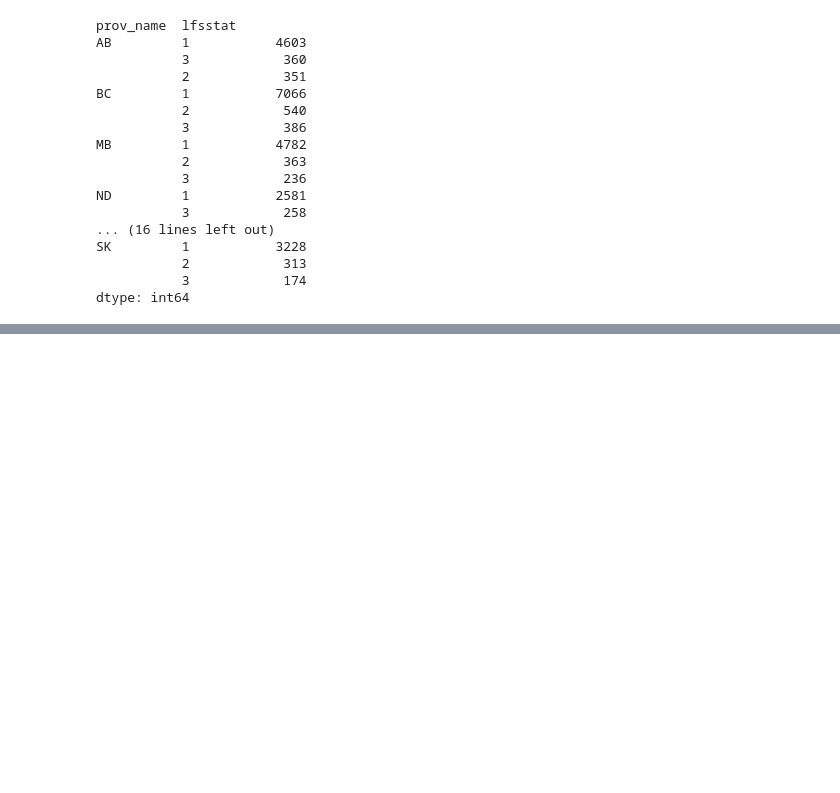
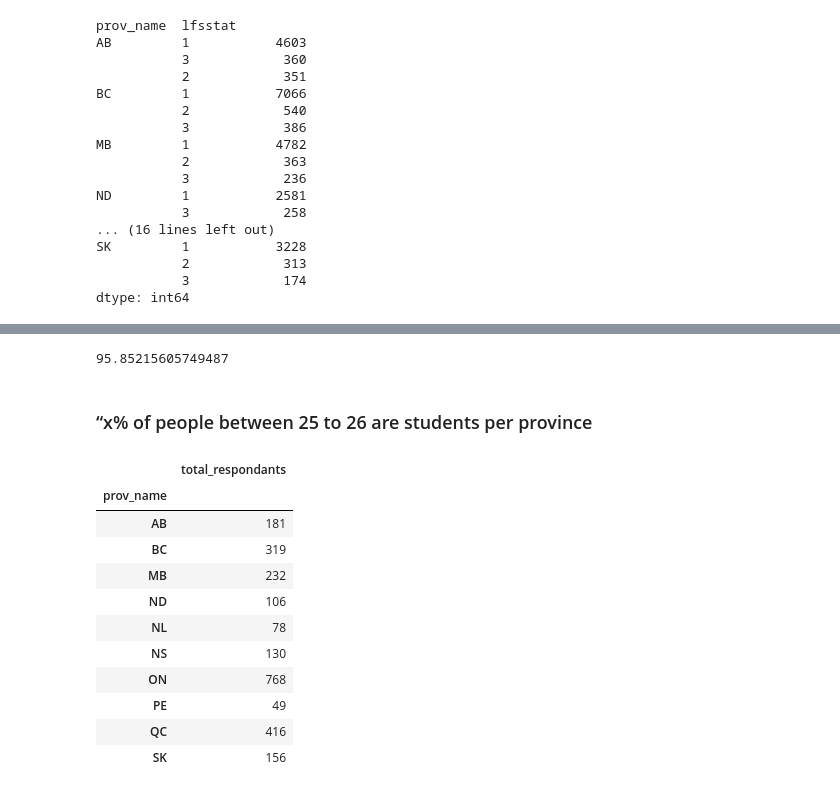
Before and after one commit to louisnicolasgauthier/cebd-1160-projectstarter-winter-2022, a Jupyter notebook: final_project_analysis.ipynb, the cells around one changed output, grey strips where cells are left out. Cells and saved outputs as stored; diff of their text form; code cells hidden in the pictures; blank space fills up the shorter version.

```diff
--- a/final_project_analysis.ipynb
+++ b/final_project_analysis.ipynb
@@ -107,0 +131,27 @@ dtype: int64
+# %%
+# Grouping student status for people between 25 and 26
+# age_6 refers to "Age in 2 and 3 year groups, 15 to 29". age_6 value 5 means 25 to 26 years
+studentsCount = students_per_age_group_df.query('age_6 == 5 and is_student == True').values[0][0]
+totalRespondantsForAgeGroup = students_per_age_group_df.query('age_6 == 5').sum(0).values[0]
+studentPercentage = studentsCount / totalRespondantsForAgeGroup * 100
+print(studentPercentage)
+# %% [output]
+95.85215605749487
+# %% [markdown]
+### “x% of people between 25 to 26 are students per province
+# %%
+totalRespondantsForAgeGroupPerProvince = df[['age_6', 'prov_name']].query('age_6 == 5').groupby('prov_name').count()
+totalRespondantsForAgeGroupPerProvince['total_respondants'] = totalRespondantsForAgeGroupPerProvince['age_6']
+# %% [output]
+|  | total_respondants |
+| prov_name |  |
+| AB | 181 |
+| BC | 319 |
+| MB | 232 |
+| ND | 106 |
+| NL | 78 |
+| NS | 130 |
+| ON | 768 |
+| PE | 49 |
+| QC | 416 |
+| SK | 156 |
```
Also changed, not shown: parts of 16 cells of this notebook.
